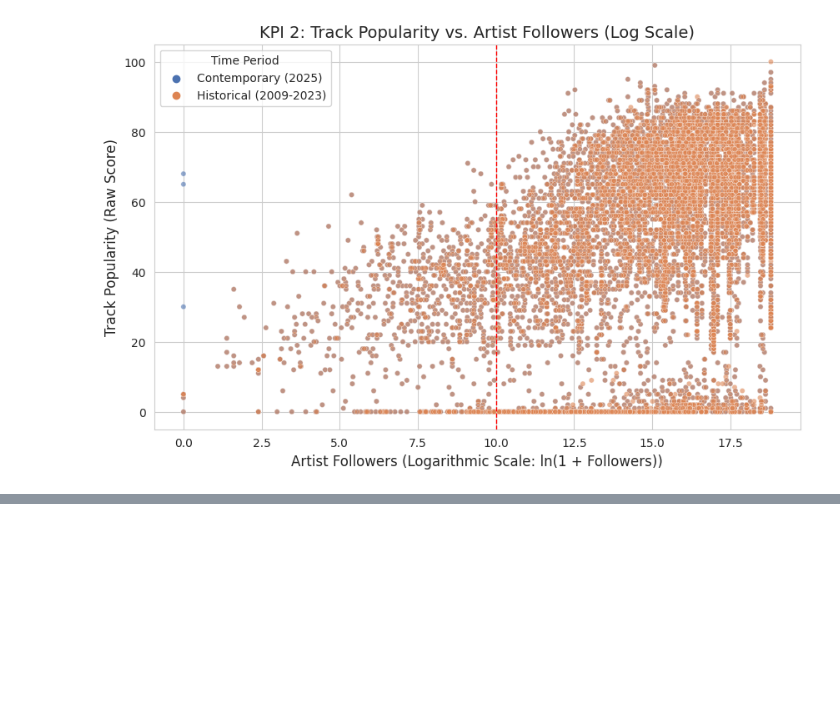
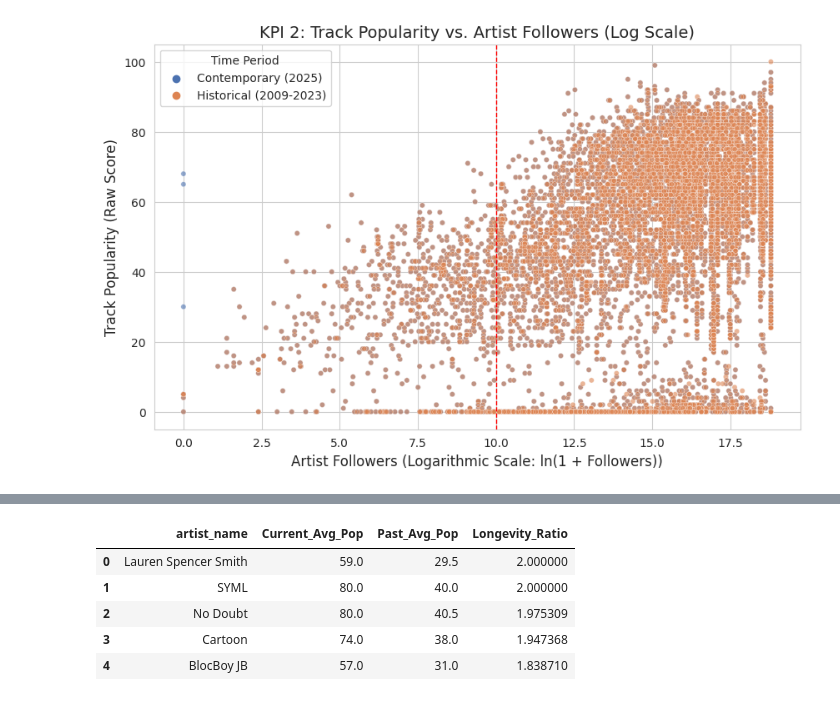
Before and after one commit to asangikak/kaggle, a Jupyter notebook: spotify-global-music-dataset-2009-2025-analysis.ipynb, the cells around one changed output, grey strips where cells are left out. Cells and saved outputs as stored; diff of their text form; code cells hidden in the pictures; blank space fills up the shorter version.

```diff
--- a/spotify-global-music-dataset-2009-2025-analysis.ipynb
+++ b/spotify-global-music-dataset-2009-2025-analysis.ipynb
@@ -186,0 +324,28 @@ plt.show()
+# %%
+consistent_artists = list(set(hist_artists) & set(cont_artists))
+# Filter the master DataFrame to keep only these artists
+df_consistent = df_master[df_master['artist_name'].isin(consistent_artists)].copy()
+# %%
+# Group by artist and calculate the average 2025 track popularity
+artist_current_success = (
+    df_consistent[df_consistent['Time_Period'] == 'Contemporary (2025)']
+    .groupby('artist_name')['track_popularity'].mean()
+    .rename('Current_Avg_Pop') # Rename for clarity
+)
+# %%
+# Group by artist and calculate the average historical track popularity
+artist_past_fame = (
+    df_consistent[df_consistent['Time_Period'] == 'Historical (2009-2023)']
+    .groupby('artist_name')['track_popularity'].mean()
+    .rename('Past_Avg_Pop')
+)
+# %%
+# Combine the two Series into a DataFrame
+df_longevity = pd.concat([artist_current_success, artist_past_fame], axis=1).dropna()
+
+# Calculate the Longevity Ratio
+df_longevity['Longevity_Ratio'] = df_longevity['Current_Avg_Pop'] / df_longevity['Past_Avg_Pop']
+
+# Sort and display the results
+df_longevity_sorted = df_longevity.sort_values(by='Longevity_Ratio', ascending=False)
+print(df_longevity_sorted.head())
@@ -186,0 +360,10 @@ plt.show()
+# %%
+df_longevity_sorted = df_longevity_sorted.reset_index()
+df_longevity_sorted.head()
+# %% [output]
+|  | artist_name | Current_Avg_Pop | Past_Avg_Pop | Longevity_Ratio |
+| 0 | Lauren Spencer Smith | 59.0 | 29.5 | 2.000000 |
+| 1 | SYML | 80.0 | 40.0 | 2.000000 |
+| 2 | No Doubt | 80.0 | 40.5 | 1.975309 |
+| 3 | Cartoon | 74.0 | 38.0 | 1.947368 |
+| 4 | BlocBoy JB | 57.0 | 31.0 | 1.838710 |
```
Also changed, not shown: parts of 30 cells of this notebook.
